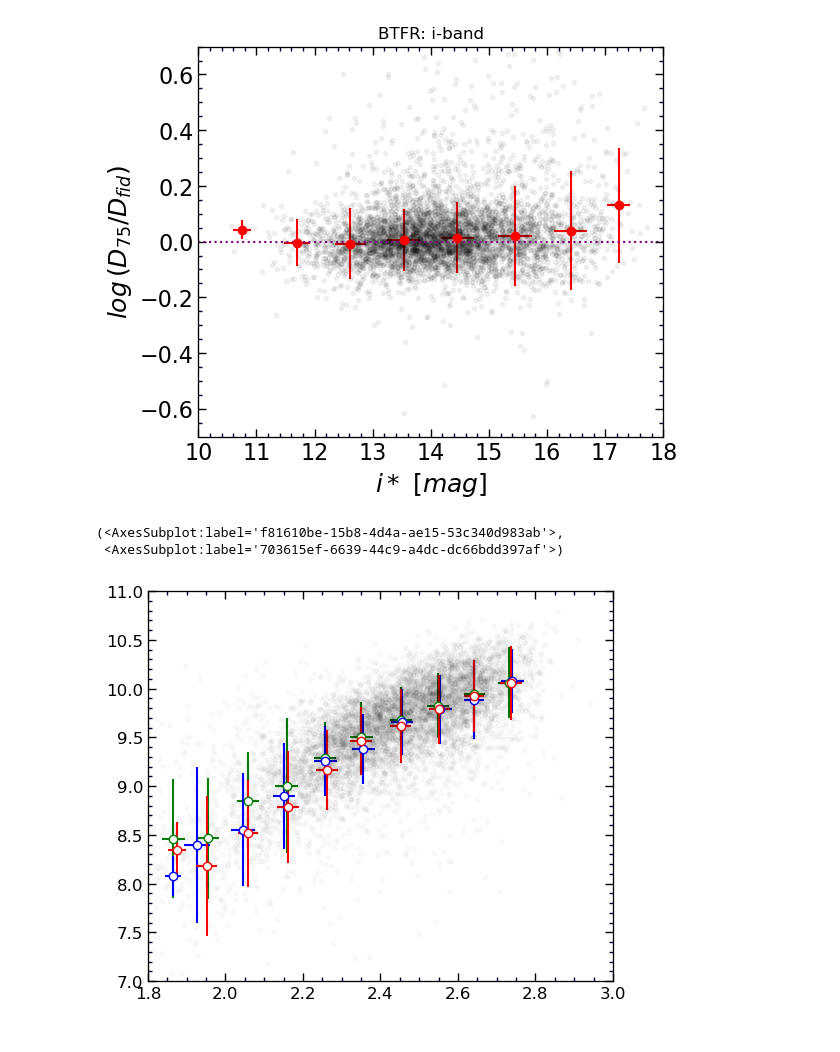
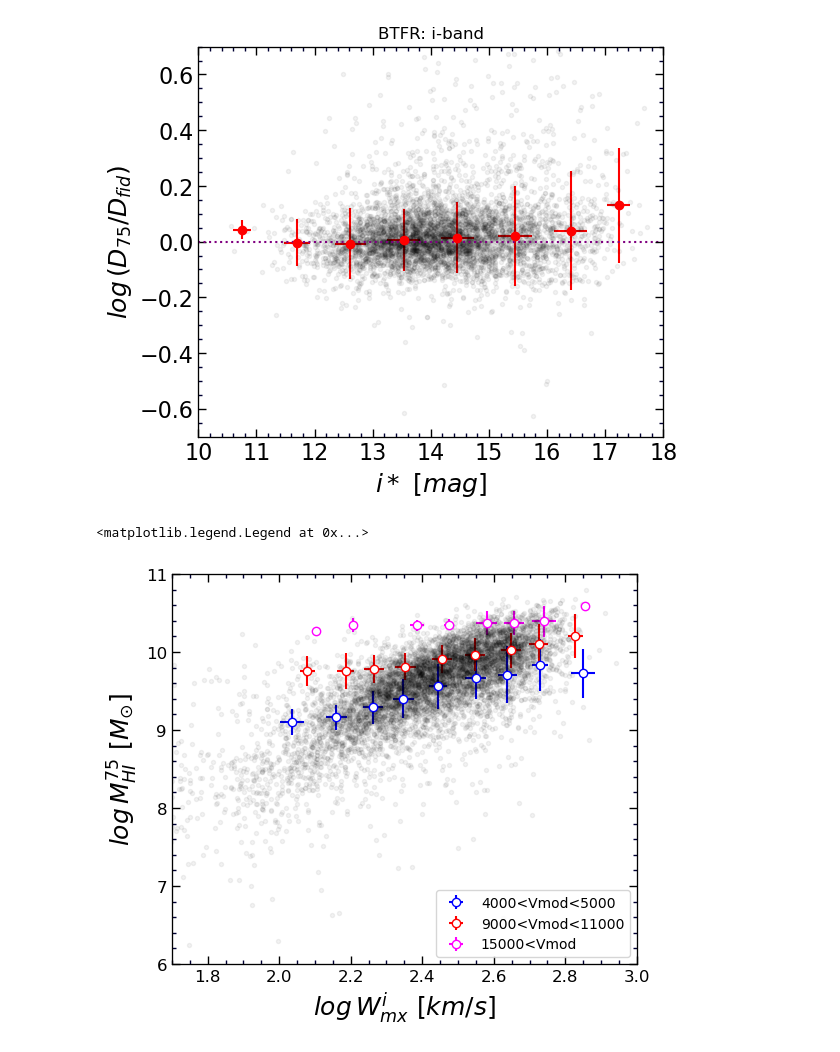
Before and after one commit to ekourkchi/test_TFRcatal, a Jupyter notebook: BTFR_fit_infrared.ipynb, the cells around one changed output. Cells and saved outputs as stored; diff of their text form; code cells hidden in the pictures.

```diff
--- a/BTFR_fit_infrared.ipynb
+++ b/BTFR_fit_infrared.ipynb
@@ -716,6 +716,12 @@ ax.set_title("BTFR: i-band")
 # %% [output]
 Text(0.5, 1.0, 'BTFR: i-band')
 [figure]
+# %%
+logMs = 1.685 + 0.359*df.gi - 0.4*df['Mi_75'] ### ~> 2.10
+df['logMs'] = logMs
+df['Mass_star'] = 10**logMs
+df['Mb'] = df['Mass_star'] + 1.33*df['Mass_HI']
+df['logMass'] = np.log10(df.Mb.values)
 # %%
 fig = py.figure(figsize=(5,5), dpi=100)
 fig.subplots_adjust(wspace=0, top=0.9, bottom=0.12, left=0.05, right=0.98)
@@ -724,13 +730,18 @@ ax = fig.add_subplot(111)
 dff = df[(df.Qs>2)&(df.elgWi>0)&(df.lgWmxi>0)].dropna()
 X0 = dff.lgWmxi.values
 Y0 = np.log10(dff.Mass_HI.values)
-V0 = dff.Vmod.values
+# Y0 = dff.logMass.values
+# Y0 = dff.logMs.values
+Vmod = dff.Vmod.values
 
-ax.plot(X0, Y0, 'k.', alpha=0.02)
+ax.plot(X0, Y0, 'k.', alpha=0.05)
 
-X = X0
-Y = Y0
-for i in np.arange(1.0,2.8,0.1):
+label='4000<Vmod<5000'
+ind, = np.where((Vmod>4000)&(Vmod<5000))
+X = X0[ind]
+Y = Y0[ind]
+lab = True
+for i in np.arange(2,2.9,0.1):
     xp = []
     yp = []
     for ii in range(len(X)):
@@ -739,44 +750,68 @@ for i in np.arange(1.0,2.8,0.1):
             xp.append(xi)
             yp.append(Y[ii])
     if len(xp)>0:
+        if lab:
+            labe = label
+            lab = False
+        else:
+            labe=None
         ax.errorbar(np.median(xp), np.mean(yp), yerr=np.std(yp), xerr=np.std(xp), fmt='o',
-                    color='green', ms=6, mfc='white')
+                    color='blue', ms=6, mfc='white', label=labe)
 
 
-ind, = np.where((Vmod>4000)&(Vmod<5000))
+label='9000<Vmod<11000'
+lab = True
+ind, = np.where((Vmod>9000)&(Vmod<11000))
 X = X0[ind]
 Y = Y0[ind]
-for i in np.arange(1.0,2.8,0.1):
+for i in np.arange(2,2.9,0.1):
     xp = []
     yp = []
     for ii in range(len(X)):
         xi = X[ii]
         if xi>=i and xi<i+0.1:
             xp.append(xi)
             yp.append(Y[ii])
     if len(xp)>0:
+        if lab:
+            labe = label
+            lab = False
+        else:
+            labe=None
         ax.errorbar(np.median(xp), np.mean(yp), yerr=np.std(yp), xerr=np.std(xp), fmt='o',
-                    color='blue', ms=6, mfc='white')
+                    color='red', ms=6, mfc='white', label=labe)
 
 
-
+label='15000<Vmod'
+lab = True
 ind, = np.where((Vmod>9000)&(Vmod<11000))
 X = X0[ind]
 Y = Y0[ind]
-for i in np.arange(1.0,2.8,0.1):
+ind, = np.where((Vmod>15000))
+X = X0[ind]
+Y = Y0[ind]
+for i in np.arange(2,2.9,0.1):
     xp = []
     yp = []
     for ii in range(len(X)):
         xi = X[ii]
         if xi>=i and xi<i+0.1:
             xp.append(xi)
             yp.append(Y[ii])
     if len(xp)>0:
+        if lab:
+            labe = label
+            lab = False
+        else:
+            labe=None
         ax.errorbar(np.median(xp), np.mean(yp), yerr=np.std(yp), xerr=np.std(xp), fmt='o',
-                    color='red', ms=6, mfc='white')
+                    color='magenta', ms=6, mfc='white', label=labe)
 
-set_axes(ax, (1.8,3), (7,11), fontsize=12)
+ax.set_xlabel(r'$log \/ W_{mx}^i \/\/[km/s]$', fontsize=18)
+ax.set_ylabel(r'$log \/ M_{HI}^{75} \/\/ [M_{\odot}]$', fontsize=18)
+set_axes(ax, (1.7,3), (6,11), fontsize=12)
+
+ax.legend()
 # %% [output]
-(<AxesSubplot:label='f81610be-15b8-4d4a-ae15-53c340d983ab'>,
- <AxesSubplot:label='703615ef-6639-44c9-a4dc-dc66bdd397af'>)
+<matplotlib.legend.Legend at 0x...>
-[figure, old version]
+[figure, new version]
```
Also changed, not shown: parts of 2 cells of this notebook, 1 other file.
